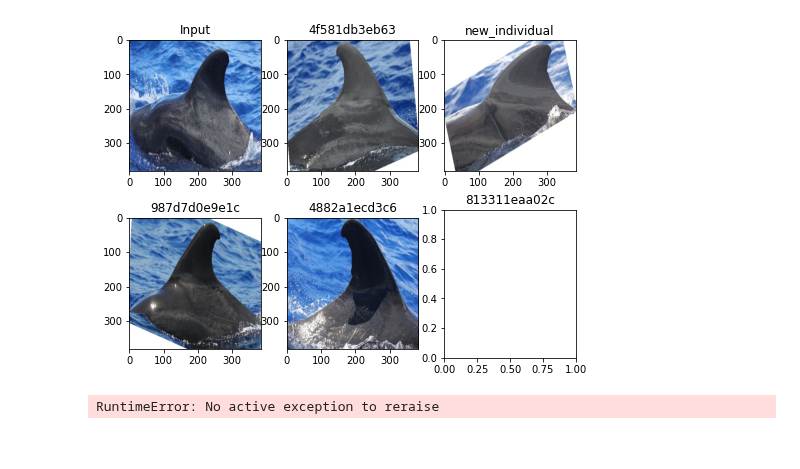
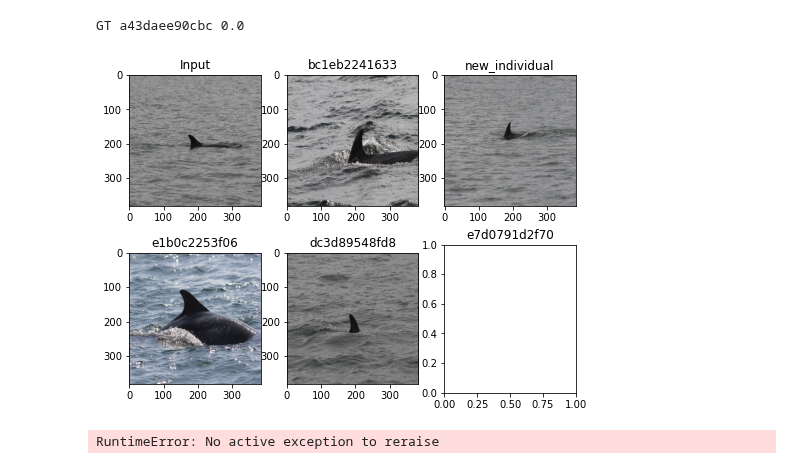
Before and after one commit to ptran1203/whale, a Jupyter notebook: submission.ipynb, the cells around one changed output. Drawn from its saved outputs; the diff is of its cells as text; code cells hidden in the pictures.

```diff
--- a/submission.ipynb
+++ b/submission.ipynb
@@ -22,7 +23,8 @@ test_embs = l2norm(test_embs)
 val_embs = l2norm(val_embs)
 # train_embs['00021adfb725ed.jpg']
 # %%
-# val_df = train_df[train_df.subset == 'test'].reset_index()
-# val_map = dict(zip(val_df.image, val_df.individual_id))
+val_df = train_df[train_df.subset == 'test'].reset_index()
+val_map = dict(zip(val_df.image, val_df.individual_id))
+train_map = dict(zip(train_df.image, train_df.individual_id))
 # val_imgs = val_df.image.unique()
 # val_embs = {k: train_embs[k] for k in val_imgs}
@@ -35,0 +47,8 @@ score
+# %%
+from evaluate import compute_sim, evaluate, map_per_image
+
+score, val_sim_df = evaluate(train_df, train_embs, val_embs, func=compute_sim2)
+val_sim_df["gt"] = val_sim_df.image.map(val_map)
+val_sim_df["map"] = val_sim_df.apply(lambda row: map_per_image(row["gt"], row.predictions.split(" ")), axis=1)
+val_sim_df = val_sim_df.sort_values("map")
+score
@@ -35,0 +57,3 @@ score
+# %%
+val_sim_df = val_sim_df.sort_values("map")
+sns.displot(val_sim_df.map)
@@ -48,40 +75,43 @@ sim_df.head()
 # %%
 def random_show(sim_df, is_val=False):
-    sample = sim_df.iloc[np.random.choice(sim_df.index)]
-    if not is_val:
+    sim_df = sim_df.copy()
+    if is_val:
+        sim_df = sim_df[sim_df["map"] < 0.5]
+        sample = sim_df.iloc[np.random.choice(sim_df.index)]
+        img1 = cv2.imread(f'D:/whale_data/train_images-384-384/train_images-384-384/{sample.image}')[:, :, ::-1]
+        print("GT", sample["gt"], sample["map"])
+    else:
+        sample = sim_df.iloc[np.random.choice(sim_df.index)]
         img1 = cv2.imread(f'D:/whale_data/test_images-384-384/test_images-384-384/{sample.image}')[:, :, ::-1]
-    else:
-        img1 = cv2.imread(f'D:/whale_data/train_images-384-384/train_images-384-384/{sample.image}')[:, :, ::-1]
+
     imgs = [img1]
-
-    if is_val:
-        print("GT", val_map[sample.image])
 
     ids = sample.predictions.split(" ")
     for i in range(5):
         if ids[i] != 'new_individual':
             path = train_df[train_df.individual_id == ids[i]].values[0][0]
             img = cv2.imread(f'D:/whale_data/train_images-384-384/train_images-384-384/{path}')[:, :, ::-1]
             imgs.append(img)
 
     fig = plt.figure(figsize=(8, 6))
     columns = 3
     rows = 2
     for i in range(0, columns*rows):
         fig.add_subplot(rows, columns, i+1)
         if i == 0:
             plt.title('Input')
         else:
             plt.title(ids[i-1])
         if i < len(imgs):
 
             plt.imshow(imgs[i])
     plt.show()
 
-# random_show(val_sim_df, is_val=True)
-random_show(sim_df, is_val=False)
+random_show(val_sim_df, is_val=True)
+# random_show(sim_df, is_val=False)
 # %% [output]
+GT a43daee90cbc 0.0
-[figure, old version]
+[figure, new version]
 # %%
 raise
 from sklearn.neighbors import NearestNeighbors
```
Also changed, not shown: parts of 6 cells of this notebook, 2 other files.
